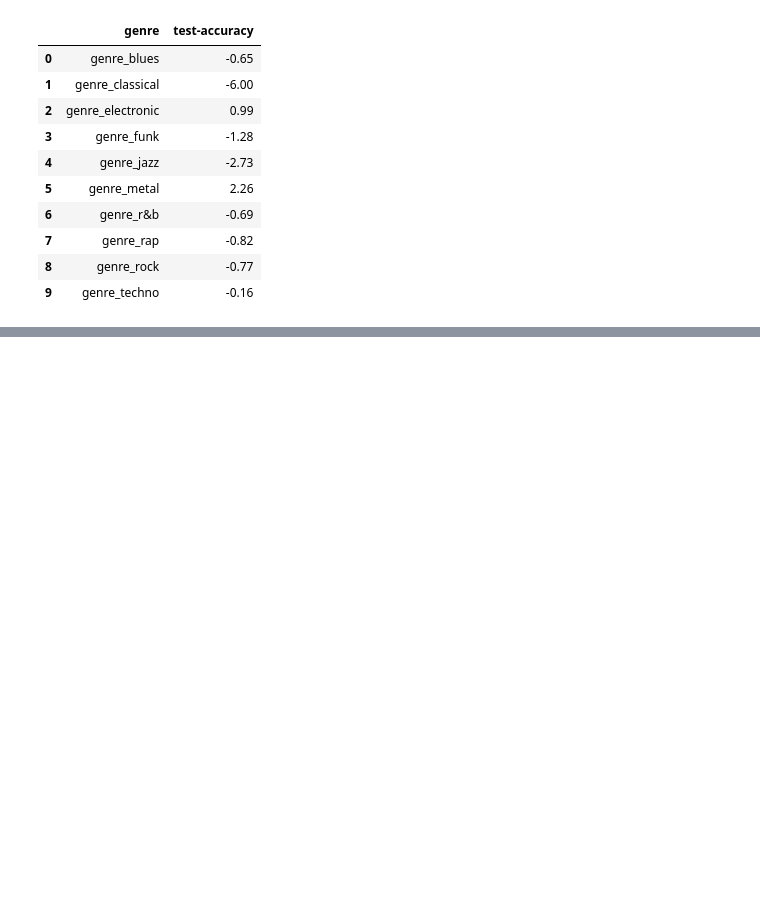
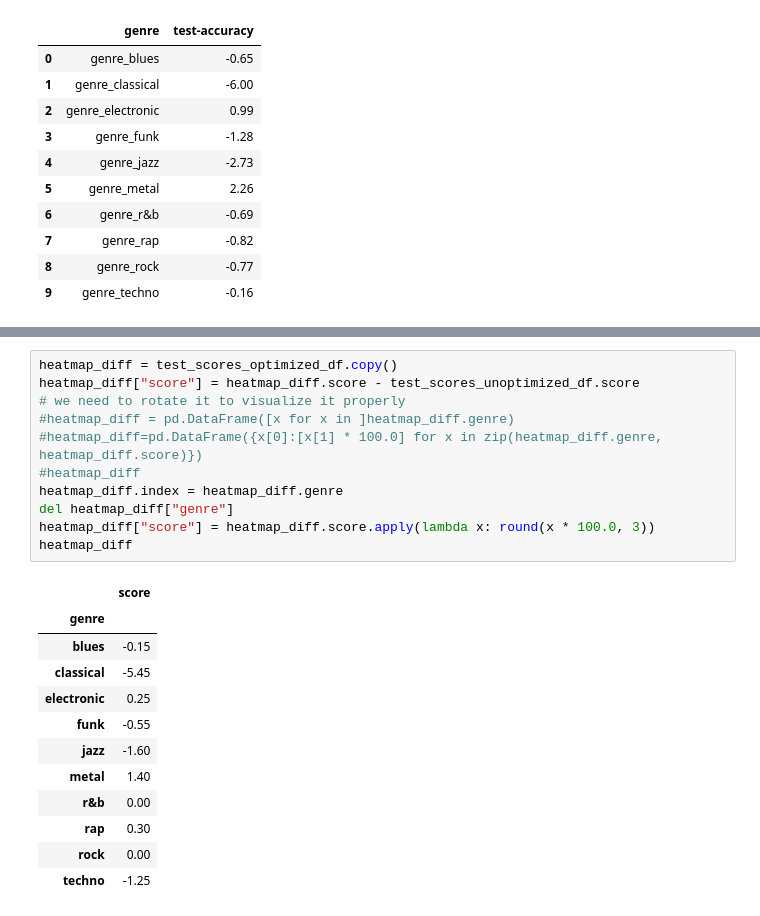
Before and after one commit to alpargur/machine-learning-101, a Jupyter notebook: dev/genre-classification/hyperparameter-tuning-SVC.ipynb, the cells around one changed output, grey strips where cells are left out. Drawn from its saved outputs; the diff is of its cells as text; blank space fills up the shorter version.

```diff
--- a/dev/genre-classification/hyperparameter-tuning-SVC.ipynb
+++ b/dev/genre-classification/hyperparameter-tuning-SVC.ipynb
@@ -238,0 +289,24 @@ heatmap_diff
+# %%
+heatmap_diff = test_scores_optimized_df.copy()
+heatmap_diff["score"] = heatmap_diff.score - test_scores_unoptimized_df.score
+# we need to rotate it to visualize it properly
+#heatmap_diff = pd.DataFrame([x for x in ]heatmap_diff.genre)
+#heatmap_diff=pd.DataFrame({x[0]:[x[1] * 100.0] for x in zip(heatmap_diff.genre, heatmap_diff.score)})
+#heatmap_diff
+heatmap_diff.index = heatmap_diff.genre
+del heatmap_diff["genre"]
+heatmap_diff["score"] = heatmap_diff.score.apply(lambda x: round(x * 100.0, 3))
+heatmap_diff
+# %% [output]
+|  | score |
+| genre |  |
+| blues | -0.15 |
+| classical | -5.45 |
+| electronic | 0.25 |
+| funk | -0.55 |
+| jazz | -1.60 |
+| metal | 1.40 |
+| r&b | 0.00 |
+| rap | 0.30 |
+| rock | 0.00 |
+| techno | -1.25 |
```
Also changed, not shown: parts of 8 cells of this notebook.
